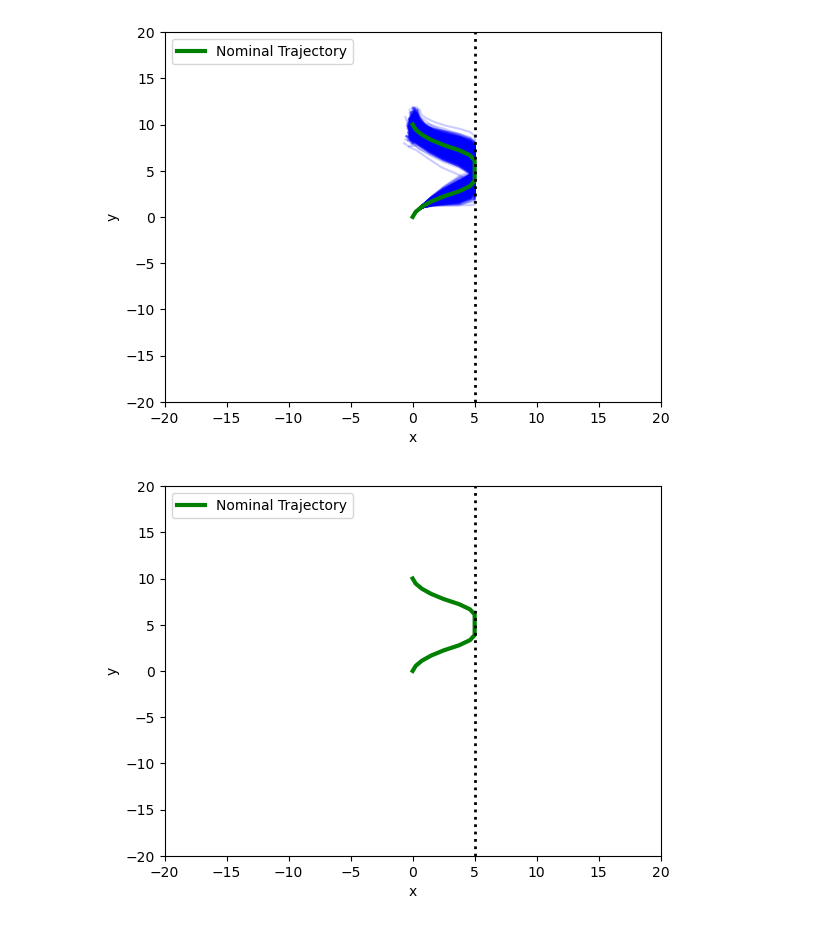
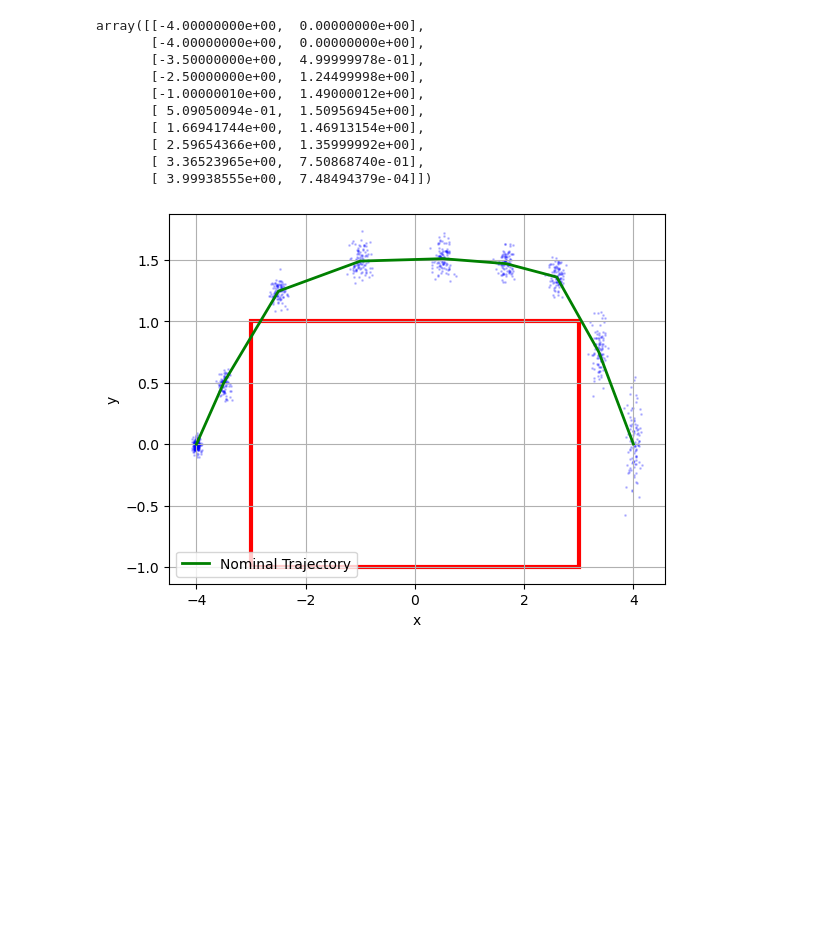
Before and after one commit to zhangzdd/SLS-ConstraintLearning, a Jupyter notebook: python/sls_outputfeedback_zhouyu.ipynb, the cells around one changed output. Cells and saved outputs as stored; diff of their text form; code cells hidden in the pictures; blank space fills up the shorter version.

Commit message:
Fixed forward & inverse output feedback SLS problem. Stationarity went to close 0

```diff
--- a/python/sls_outputfeedback_zhouyu.ipynb
+++ b/python/sls_outputfeedback_zhouyu.ipynb
@@ -207,0 +294,13 @@ Optimal objective -3.75069444e+01
+# %%
+z_val[0:2,:].T
+# %% [output]
+array([[-4.00000000e+00,  0.00000000e+00],
+       [-4.00000000e+00,  0.00000000e+00],
+       [-3.50000000e+00,  4.99999978e-01],
+       [-2.50000000e+00,  1.24499998e+00],
+       [-1.00000010e+00,  1.49000012e+00],
+       [ 5.09050094e-01,  1.50956945e+00],
+       [ 1.66941744e+00,  1.46913154e+00],
+       [ 2.59654366e+00,  1.35999992e+00],
+       [ 3.36523965e+00,  7.50868740e-01],
+       [ 3.99938555e+00,  7.48494379e-04]])
@@ -208,7 +311,7 @@ Optimal objective -3.75069444e+01
 # %%
 # Roll outs of the nominal trajectory with and without feedback
 
-num_rollout = 1000
+num_rollout = 100
 error_signal_feedback = [None] * num_rollout
 error_signal_openloop = [None] * num_rollout
 output_trajectory_closedloop = [None] * num_rollout
@@ -221,7 +324,6 @@ plt.figure()
 
 for rollout_cnt in range(num_rollout):
     # Open-loop rollout (no feedback)
-    x_init = np.zeros(state_dim)
     x = np.zeros((state_dim, T))
     for i in range(T - 1):
         noise = disturbance_level_dyn * (np.random.rand(state_dim) * 2 - 1)
@@ -232,53 +334,64 @@ for rollout_cnt in range(num_rollout):
     val_phi_ue = phi_ue.value.copy()
     val_phi_ue[np.isnan(val_phi_ue)] = 0
     val_phi_uw = phi_uw.value.copy()
     val_phi_uw[np.isnan(val_phi_uw)] = 0
     val_phi_xe = phi_xe.value
     val_phi_xw = phi_xw.value
 
+    # Ensure the matrices are lower triangular
+    # val_phi_xw = np.tril(val_phi_xw)
+    # val_phi_xe = np.tril(val_phi_xe)
+    # val_phi_uw = np.tril(val_phi_uw)
+    # val_phi_ue = np.tril(val_phi_ue)
+    # val_phi_xw = np.tril(val_phi_xw)
+
+
+
     # Feedback gain
-    K = val_phi_ue - val_phi_uw @ np.linalg.inv(val_phi_xw) @ val_phi_xe
+    K = val_phi_ue - val_phi_uw @ np.linalg.solve(val_phi_xw, val_phi_xe)
 
-    x_init_fb = disturbance_level_dyn * (np.random.rand(state_dim) * 2 - 1)
+    # Apply initial condition with disturbance
+    x_init_fb = x_init + disturbance_level_dyn * (np.random.rand(state_dim) * 2 - 1).reshape((state_dim, 1))
     x_fb = np.zeros((state_dim, T))
-    x_fb[:, 0] = x_init_fb
+    y_fb = np.zeros((output_dim, T))
+    x_fb[:, 0] = x_init_fb.flatten()
     feedback_u = np.zeros((input_dim, T))
 
     for i in range(T):
         feedback_control = np.zeros(input_dim)
+        y_fb[:, i] = C_t @ x_fb[:, i] + disturbance_level_output * (np.random.rand(output_dim) * 2 - 1)
         for j in range(i + 1):
-            observation_noise = disturbance_level_output * (np.random.rand(output_dim) * 2 - 1)
             idx_K_row = slice(i * input_dim, (i + 1) * input_dim)
             idx_K_col = slice(j * output_dim, (j + 1) * output_dim)
-            feedback_control += K[idx_K_row, idx_K_col] @ (C_t @ x_fb[:, j] - C_t @ unstacked_z[:, j] + observation_noise)
+            feedback_control += K[idx_K_row, idx_K_col] @ (y_fb[:, j] - C_t @ unstacked_z[:, j])
         dynamics_noise = disturbance_level_dyn * (np.random.rand(state_dim) * 2 - 1)
         if i < T - 1:
             x_fb[:, i + 1] = A_t @ x_fb[:, i] + B_t @ (feedback_control + unstacked_v[:, i]) + dynamics_noise
         feedback_u[:, i] = feedback_control
 
-    plt.plot(x_fb[0, :], x_fb[1, :], "b", alpha=0.2)
+
+    plt.scatter(x_fb[0, :], x_fb[1, :], color="b", alpha=0.2, s = 1)
     error_signal_feedback[rollout_cnt] = np.vstack((x_fb[0, :] - unstacked_z[0, :], x_fb[1, :] - unstacked_z[1, :]))
-    output_trajectory_closedloop[rollout_cnt] = x_fb
+    output_trajectory_closedloop[rollout_cnt] = y_fb
     input_trajectory_closedloop[rollout_cnt] = feedback_u
 
-plt.plot(unstacked_z[0, :], unstacked_z[1, :], "g", label="Nominal Trajectory", linewidth=3)
-plt.axvline(x=state_poly_constraint[0], linestyle=":", color="k", linewidth=2)
-plt.xlim([-20, 20])
-plt.ylim([-20, 20])
+# Save the feedback gain K
+# sio.savemat('K_forward_game.mat', {'K_forward': K})
+
+plt.plot(unstacked_z[0, :], unstacked_z[1, :], color="g", label="Nominal Trajectory", linewidth=2)
+# plt.axvline(x=state_poly_constraint[0], linestyle=":", color="k", linewidth=2)
 plt.xlabel('x')
 plt.ylabel('y')
 plt.legend()
+
+
+# Plot a box with half size [xu, yu] centered at the origin
+# Using patch to draw the box, plot on existing figure
+import matplotlib.patches as patches
+box = patches.Rectangle((-xu, -yu), 2*xu, 2*yu
+, linewidth= 3, edgecolor='r', facecolor='none')
+plt.gca().add_patch(box)
+plt.grid()
 plt.show()
-
-plt.figure()
-plt.plot(unstacked_z[0, :], unstacked_z[1, :], "g", label="Nominal Trajectory", linewidth=3)
-plt.axvline(x=state_poly_constraint[0], linestyle=":", color="k", linewidth=2)
-plt.xlim([-20, 20])
-plt.ylim([-20, 20])
-plt.xlabel('x')
-plt.ylabel('y')
-plt.legend()
-plt.show()
 # %% [output]
-[figure, old version]
+[figure, new version]
-[figure, removed]
```
Also changed, not shown: parts of 20 cells of this notebook, 16 other files.
